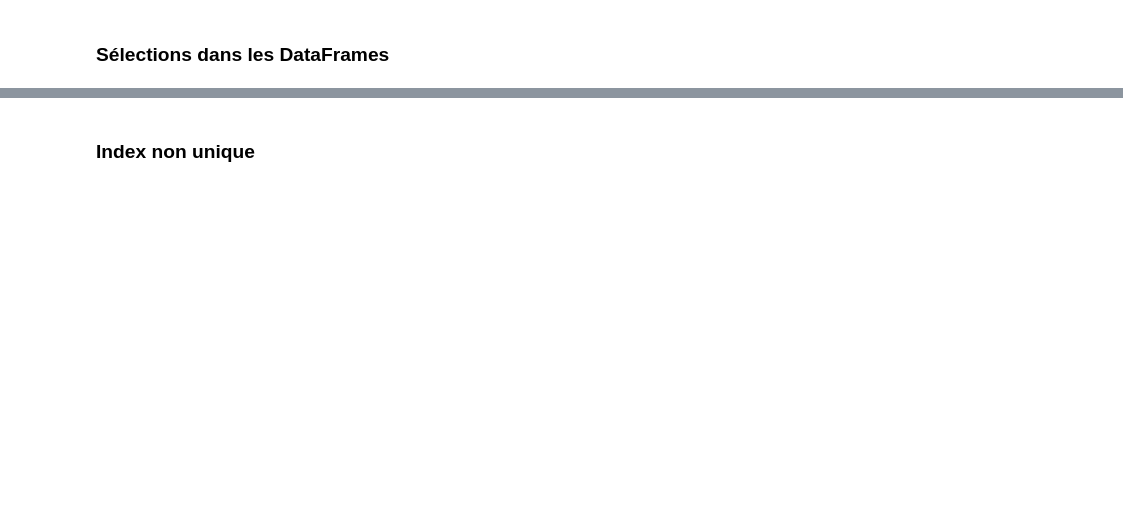
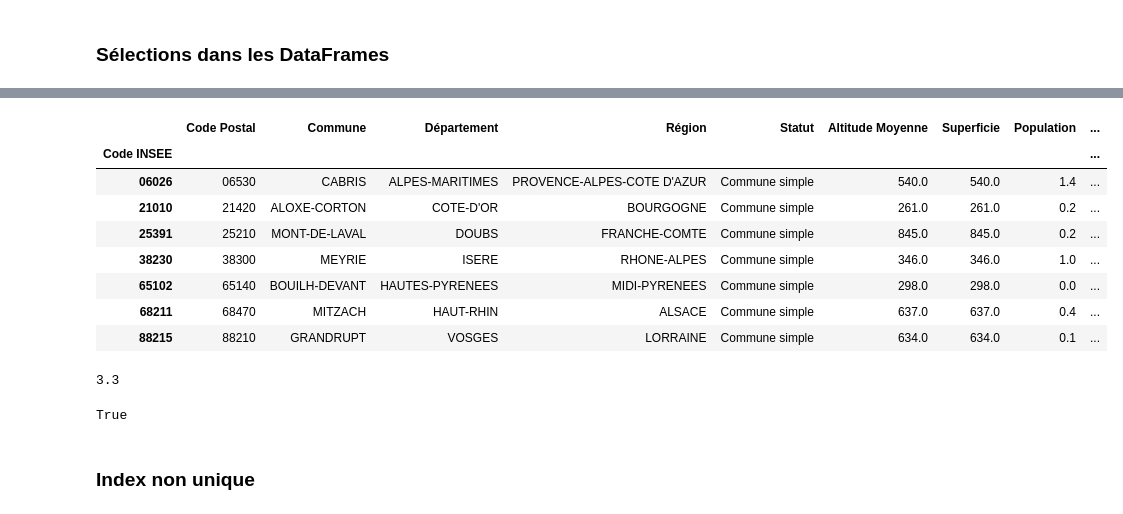
Before and after one commit to cliaigre/Kit-Start-Data, a Jupyter notebook: session2/session2.ipynb, the cells around one changed output, grey strips where cells are left out. Saved outputs shown, nothing was run; the diff lists cells and outputs as text; code cells hidden in the pictures; blank space fills up the shorter version.

```diff
--- a/session2/session2.ipynb
+++ b/session2/session2.ipynb
@@ -398,3 +1764,23 @@ geo.loc[(geo["Département"] == "ESSONNE") & (geo["Population"] > 30.0)]
+# %%
+geo.loc[geo['Altitude Moyenne']==geo['Superficie']]
+# %% [output]
+|  | Code Postal | Commune | Département | Région | Statut | Altitude Moyenne | Superficie | Population | ... |
+| Code INSEE |  |  |  |  |  |  |  |  | ... |
+| 06026 | 06530 | CABRIS | ALPES-MARITIMES | PROVENCE-ALPES-COTE D'AZUR | Commune simple | 540.0 | 540.0 | 1.4 | ... |
+| 21010 | 21420 | ALOXE-CORTON | COTE-D'OR | BOURGOGNE | Commune simple | 261.0 | 261.0 | 0.2 | ... |
+| 25391 | 25210 | MONT-DE-LAVAL | DOUBS | FRANCHE-COMTE | Commune simple | 845.0 | 845.0 | 0.2 | ... |
+| 38230 | 38300 | MEYRIE | ISERE | RHONE-ALPES | Commune simple | 346.0 | 346.0 | 1.0 | ... |
+| 65102 | 65140 | BOUILH-DEVANT | HAUTES-PYRENEES | MIDI-PYRENEES | Commune simple | 298.0 | 298.0 | 0.0 | ... |
+| 68211 | 68470 | MITZACH | HAUT-RHIN | ALSACE | Commune simple | 637.0 | 637.0 | 0.4 | ... |
+| 88215 | 88210 | GRANDRUPT | VOSGES | LORRAINE | Commune simple | 634.0 | 634.0 | 0.1 | ... |
+# %%
+geo.loc[geo['Altitude Moyenne']==geo['Superficie'], 'Population'].sum()
+# %% [output]
+3.3
+# %%
+(geo['Altitude Moyenne']==0).any()
+# %% [output]
+True
 # %% [markdown]
 ### Index non unique
 # %%
```
Also changed, not shown: parts of 161 cells of this notebook.
